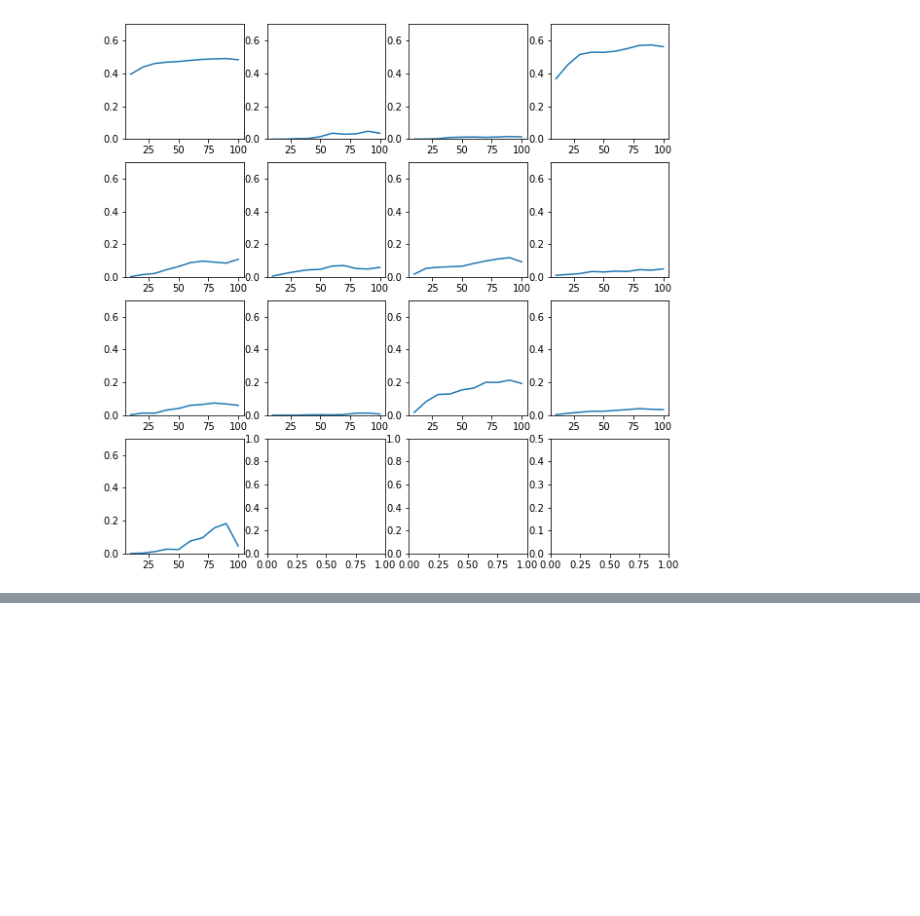
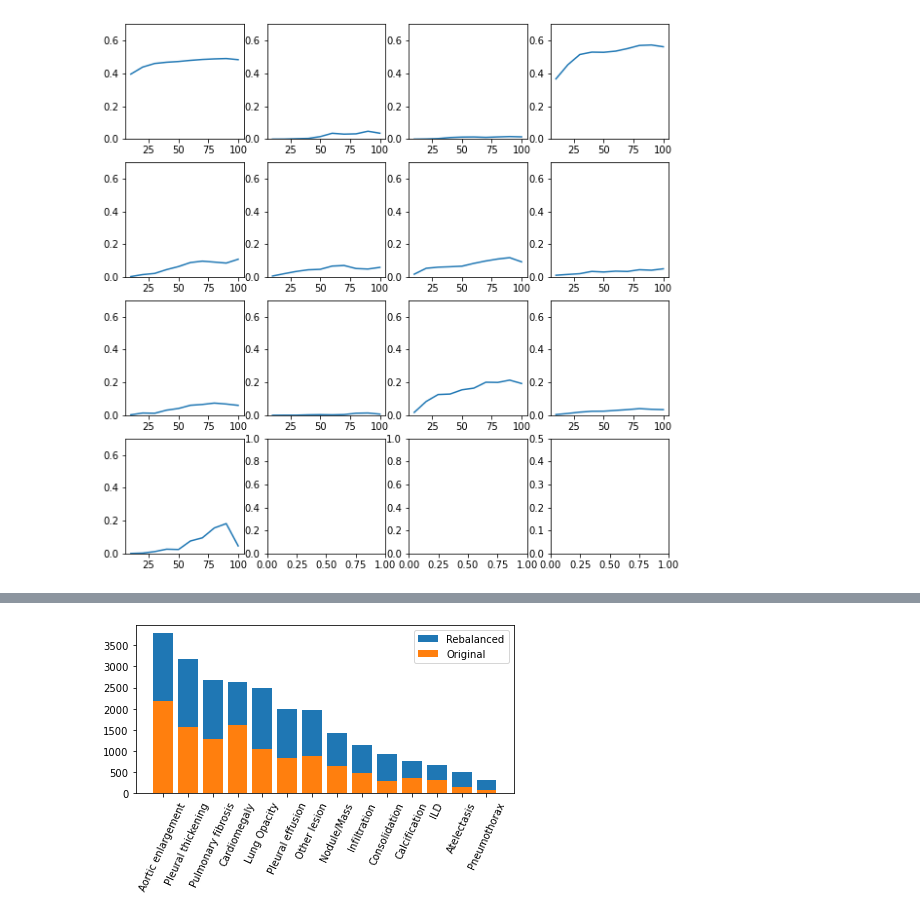
Before and after one commit to marinbenc/ssl-for-medical-object-detection, a Jupyter notebook: source/testing_and_viz.ipynb, the cells around one changed output, grey strips where cells are left out. Cells and saved outputs as stored; diff of their text form; code cells hidden in the pictures; blank space fills up the shorter version.

```diff
--- a/source/testing_and_viz.ipynb
+++ b/source/testing_and_viz.ipynb
@@ -384,0 +471,15 @@ plt.legend(loc='center left', bbox_to_anchor=(1.05, 0.6))
+# %%
+hists = hists[::-1]
+# %%
+labels = ['Rebalanced', 'Original']
+for i in range(len(hists)):
+  hist = hists[i]
+  plt.bar(np.arange(len(_classes)), hist, label=labels[i])
+
+classes_pretty = [c.replace('_', ' ') for c in _classes]
+plt.xticks(np.arange(len(_classes)), classes_pretty, rotation=65)
+plt.legend()
+plt.tight_layout()
+plt.savefig('figures/rebalace.png')
+# %% [output]
+[figure, added]
```
Also changed, not shown: parts of 8 cells of this notebook, 2 other files.
